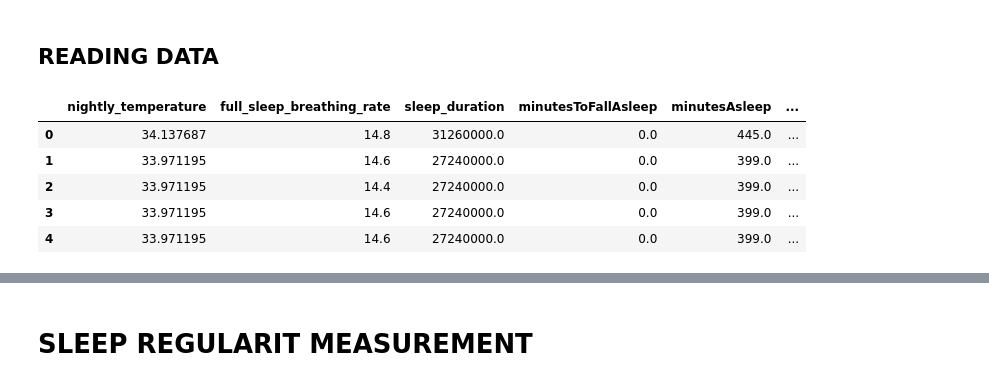
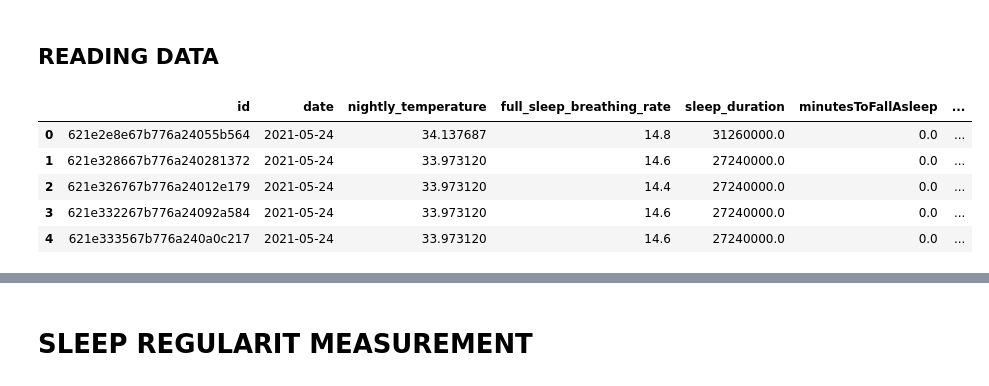
Before and after one commit to kcristinaa/RAIS-miniproject, a Jupyter notebook: notebooks_feature_engineering/sleep_regularity_measurement.ipynb, the cells around one changed output, grey strips where cells are left out. Saved outputs shown, nothing was run; the diff lists cells and outputs as text; code cells hidden in the pictures.

Commit message:
UPDATES UNIFIED DATAFRAMES,first effort for regularity indices

```diff
--- a/notebooks_feature_engineering/sleep_regularity_measurement.ipynb
+++ b/notebooks_feature_engineering/sleep_regularity_measurement.ipynb
@@ -28,16 +17,29 @@ col = db.fitbit
+# %%
+import datetime as dt
+import json
+import warnings
+
+import numpy as np
+import pandas as pd
+from scipy import stats
+from tqdm import tqdm
+
+from notebooks_feature_engineering.feature_engineering_functions import interdaily_stability
+from notebooks_preprocessing_and_dataframe_creation.preprocessing_functions import fitbit_intraday_sleep
+pd.set_option('display.max_rows', 100)
 # %% [markdown]
 ## READING DATA
 # %%
-# Read the unified dataframe
+# Read the daily unified dataframe
 df = pd.read_pickle('.\\..\\data\\unified_dataframe\\data_preprocessed.pkl')
-df_sleep = df[["nightly_temperature", "full_sleep_breathing_rate", "sleep_duration", "minutesToFallAsleep",
+df_sleep = df[["id", "date", "nightly_temperature", "full_sleep_breathing_rate", "sleep_duration", "minutesToFallAsleep",
                            "minutesAsleep", "minutesAwake", "minutesAfterWakeup", "sleep_efficiency",
-                           "sleep_deep_ratio", "sleep_wake_ratio", "sleep_light_ratio", "sleep_rem_ratio", "id"]]
+                           "sleep_deep_ratio", "sleep_wake_ratio", "sleep_light_ratio", "sleep_rem_ratio", "startTime", "endTime"]]
 df_sleep.head()
 # %% [output]
-|  | nightly_temperature | full_sleep_breathing_rate | sleep_duration | minutesToFallAsleep | minutesAsleep | ... |
-| 0 | 34.137687 | 14.8 | 31260000.0 | 0.0 | 445.0 | ... |
-| 1 | 33.971195 | 14.6 | 27240000.0 | 0.0 | 399.0 | ... |
-| 2 | 33.971195 | 14.4 | 27240000.0 | 0.0 | 399.0 | ... |
-| 3 | 33.971195 | 14.6 | 27240000.0 | 0.0 | 399.0 | ... |
-| 4 | 33.971195 | 14.6 | 27240000.0 | 0.0 | 399.0 | ... |
+|  | id | date | nightly_temperature | full_sleep_breathing_rate | sleep_duration | minutesToFallAsleep | ... |
+| 0 | 621e2e8e67b776a24055b564 | 2021-05-24 | 34.137687 | 14.8 | 31260000.0 | 0.0 | ... |
+| 1 | 621e328667b776a240281372 | 2021-05-24 | 33.973120 | 14.6 | 27240000.0 | 0.0 | ... |
+| 2 | 621e326767b776a24012e179 | 2021-05-24 | 33.973120 | 14.4 | 27240000.0 | 0.0 | ... |
+| 3 | 621e332267b776a24092a584 | 2021-05-24 | 33.973120 | 14.6 | 27240000.0 | 0.0 | ... |
+| 4 | 621e333567b776a240a0c217 | 2021-05-24 | 33.973120 | 14.6 | 27240000.0 | 0.0 | ... |
```
Also changed, not shown: parts of 18 cells of this notebook, 5 other files.
